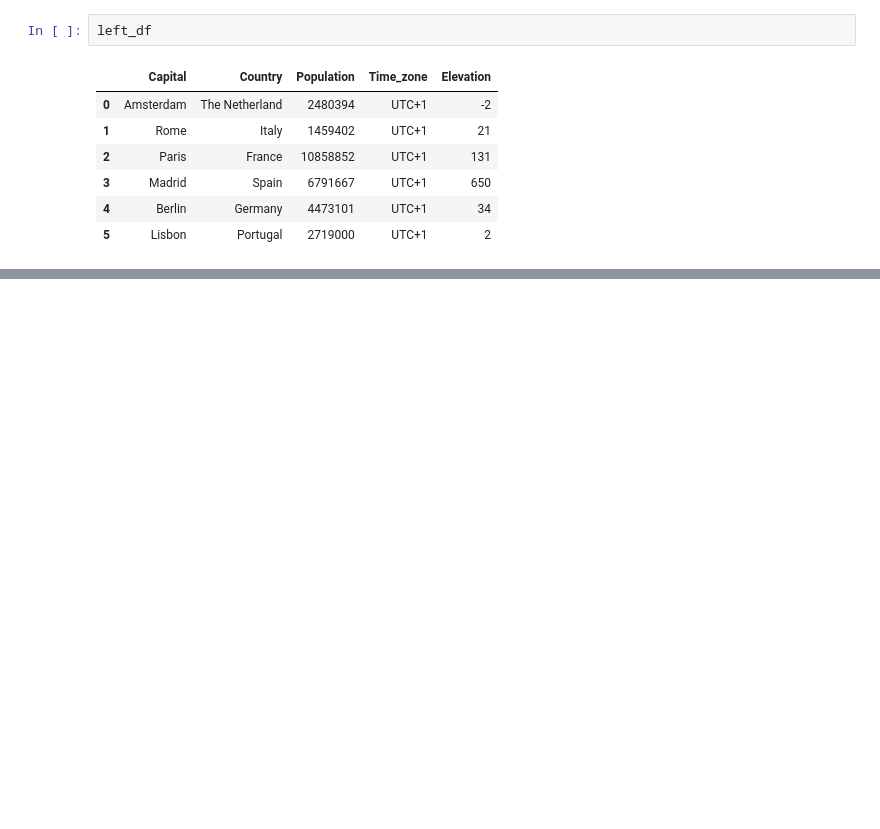
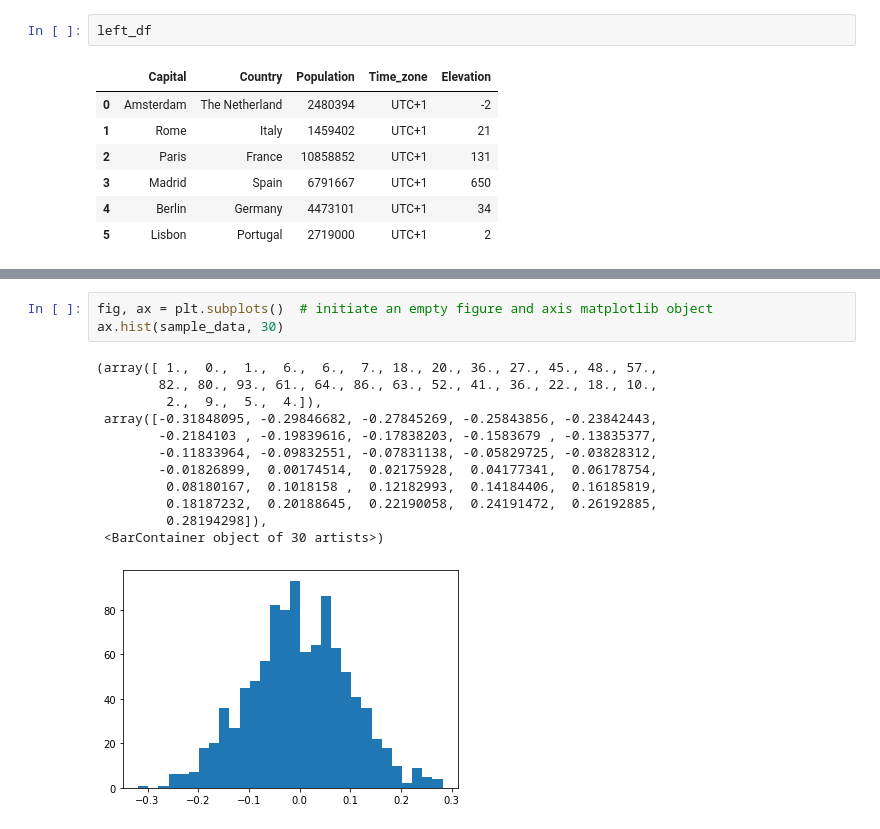
Before and after one commit to UtrechtUniversity/workshop-introduction-to-python, a Jupyter notebook: book/data-science-with-pandas-2.ipynb, the cells around one changed output, grey strips where cells are left out. Saved outputs shown, nothing was run; the diff lists cells and outputs as text; blank space fills up the shorter version.

```diff
--- a/book/data-science-with-pandas-2.ipynb
+++ b/book/data-science-with-pandas-2.ipynb
@@ -382,0 +411,16 @@ To better understand how join works, it may be useful to look at the diagrams be
+# %%
+fig, ax = plt.subplots()  # initiate an empty figure and axis matplotlib object
+ax.hist(sample_data, 30)
+# %% [output]
+(array([ 1.,  0.,  1.,  6.,  6.,  7., 18., 20., 36., 27., 45., 48., 57.,
+        82., 80., 93., 61., 64., 86., 63., 52., 41., 36., 22., 18., 10.,
+         2.,  9.,  5.,  4.]),
+ array([-0.31848095, -0.29846682, -0.27845269, -0.25843856, -0.23842443,
+        -0.2184103 , -0.19839616, -0.17838203, -0.1583679 , -0.13835377,
+        -0.11833964, -0.09832551, -0.07831138, -0.05829725, -0.03828312,
+        -0.01826899,  0.00174514,  0.02175928,  0.04177341,  0.06178754,
+         0.08180167,  0.1018158 ,  0.12182993,  0.14184406,  0.16185819,
+         0.18187232,  0.20188645,  0.22190058,  0.24191472,  0.26192885,
+         0.28194298]),
+ <BarContainer object of 30 artists>)
+[figure, added]
```
Also changed, not shown: parts of 29 cells of this notebook, 4 other files.
